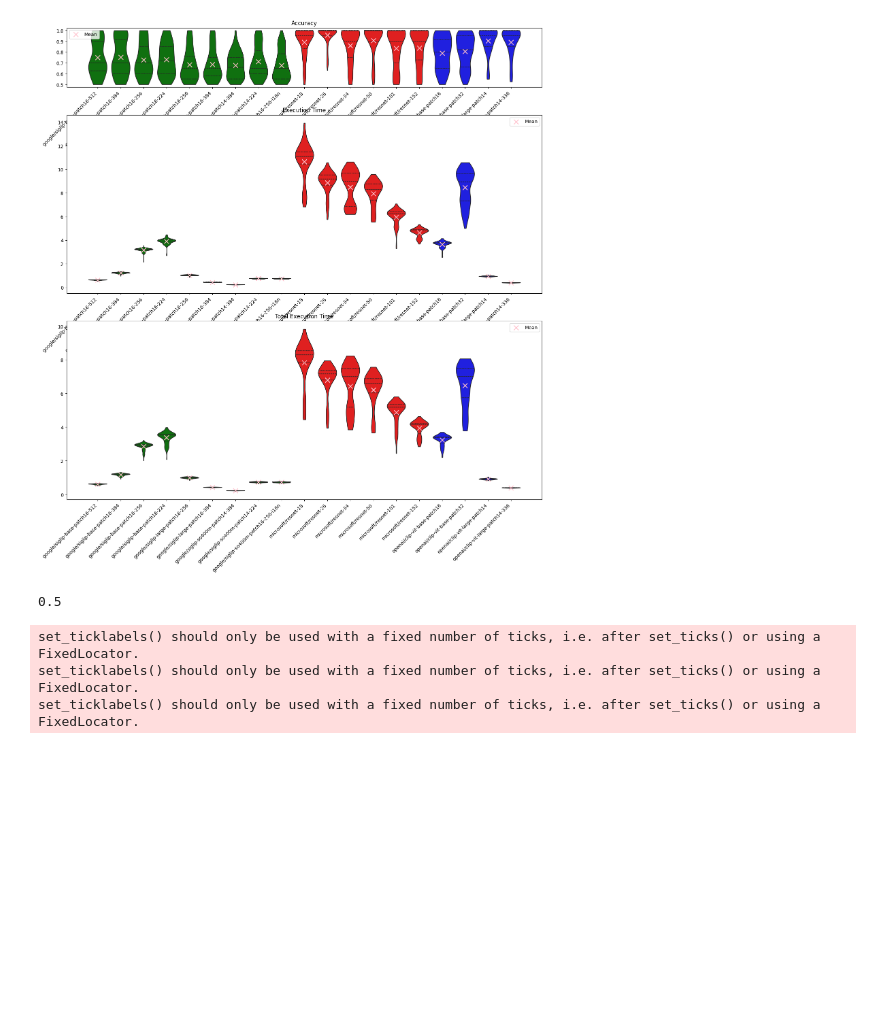
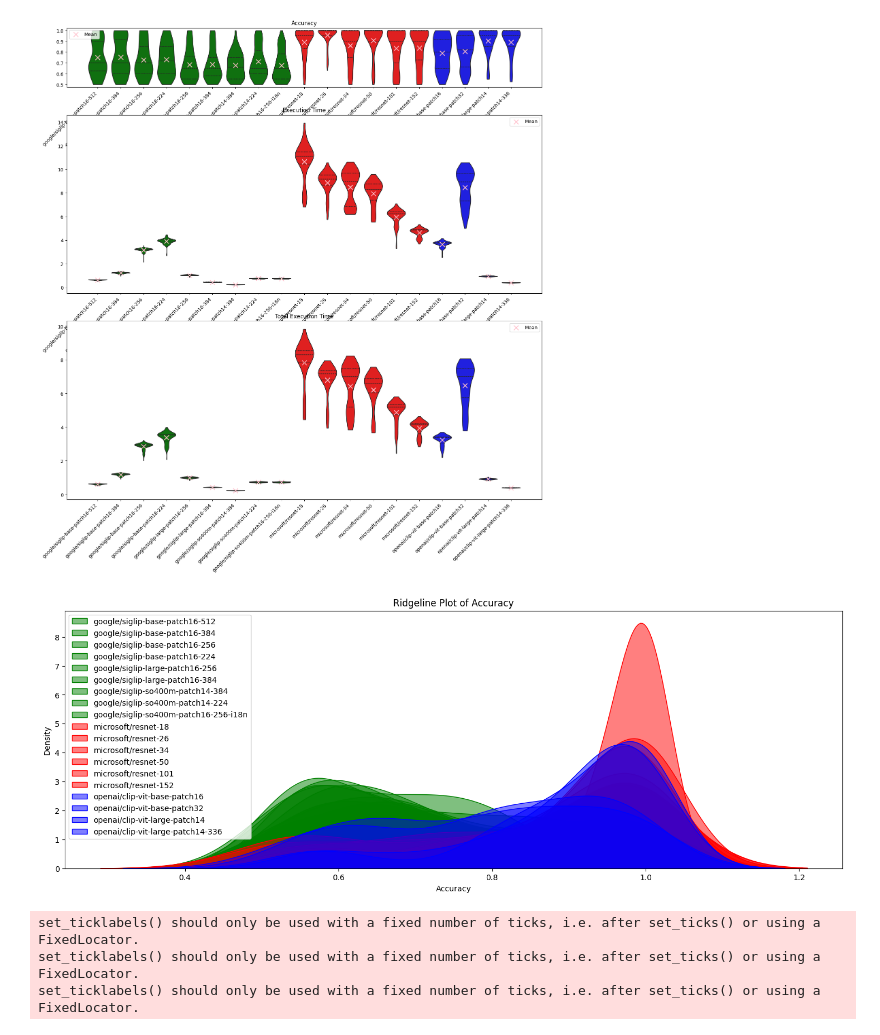
Before and after one commit to szymonkulpinski/colab_notebooks, a Jupyter notebook: teams_clustering.ipynb, the cells around one changed output. Cells and saved outputs as stored; diff of their text form; code cells hidden in the pictures; blank space fills up the shorter version.

```diff
--- a/teams_clustering.ipynb
+++ b/teams_clustering.ipynb
@@ -65,7 +65,7 @@ IMAGE_WIDTH = 1920
 IMAGE_HEIGHT = 1080
 
 # Settings
-NUM_ITERATIONS = 3 # set to 1 if you only want to evaluate once, for evalutation used 50
+NUM_ITERATIONS = 50 # set to 1 if you only want to evaluate once, for evalutation used 50
 BATCH_SIZE_ARRAY = [32]
 FOLDER_DIR = "/content/drive/MyDrive/0_teams-clustering" # where in google colab the experiments results should be saved
 RUN_EXPERIMENTS = False # if set to true experiments will be run, if to false it will only read saved results
@@ -498,10 +498,39 @@ set_ticklabels() should only be used with a fixed number of ticks, i.e. after se
 set_ticklabels() should only be used with a fixed number of ticks, i.e. after set_ticks() or using a FixedLocator.
 set_ticklabels() should only be used with a fixed number of ticks, i.e. after set_ticks() or using a FixedLocator.
 [figure]
-# %%
-np.min(accuracy_array)
-# %% [output]
-0.5
+# %%
+import seaborn as sns
+import matplotlib.pyplot as plt
+import numpy as np
+
+# Method names and corresponding colors
+method_names = model_name_list
+method_types = ['siglip' if 'siglip' in name else 'resnet' if 'resnet' in name else 'clip' for name in method_names]
+colors = ['g' if 'siglip' in name else 'r' if 'resnet' in name else 'b' for name in method_names]
+
+# Prepare data for ridgeline plot
+num_methods = len(method_names)
+x_data = [accuracy_array[:, i] for i in range(num_methods)]  # Separate data for each method
+x_data = np.concatenate(x_data)  # Combine into a single array
+
+# Reshape and repeat data to mimic long-form format
+method_indices = np.repeat(np.arange(num_methods), accuracy_array.shape[0])  # Repeat method indices
+method_names_repeated = np.tile(method_names, accuracy_array.shape[0])  # Repeat method names
+
+# Create figure and axes
+fig, ax = plt.subplots(figsize=(18, 6))
+
+# Plot density curves
+for i, method_name in enumerate(method_names):
+    sns.kdeplot(x=x_data[method_indices == i], color=colors[i], fill=True, alpha=0.5, label=method_name, ax=ax)
+
+# Customize plot
+ax.set_xlabel("Accuracy")
+ax.set_title("Ridgeline Plot of Accuracy")
+ax.legend()
+plt.show()
+# %% [output]
+[figure, added]
 # %%
 import matplotlib.pyplot as plt
 import seaborn as sns
```
